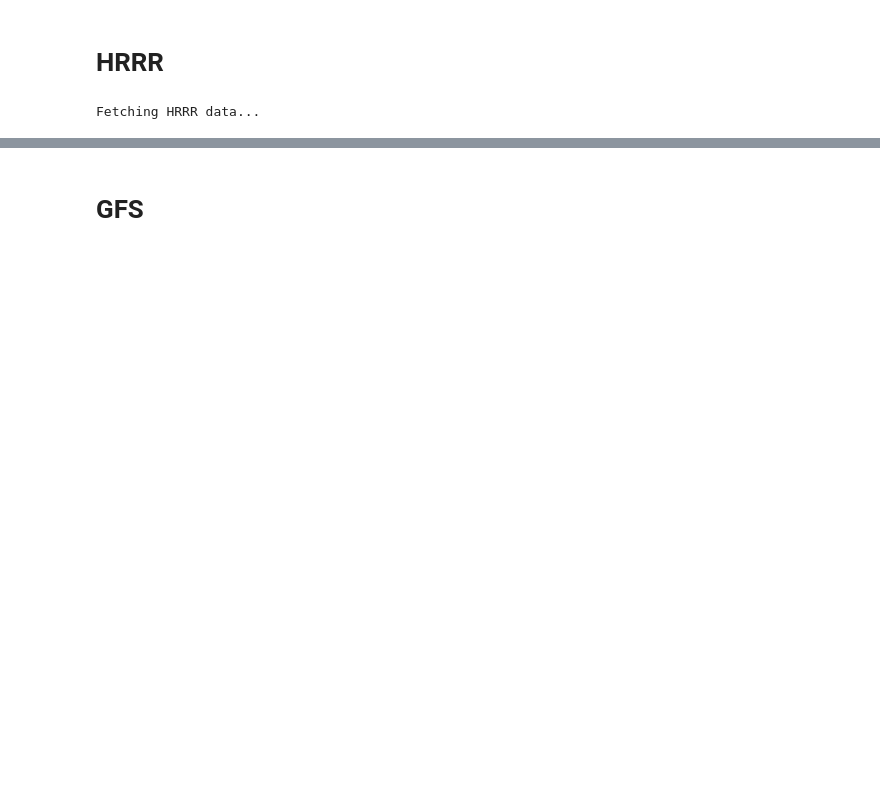
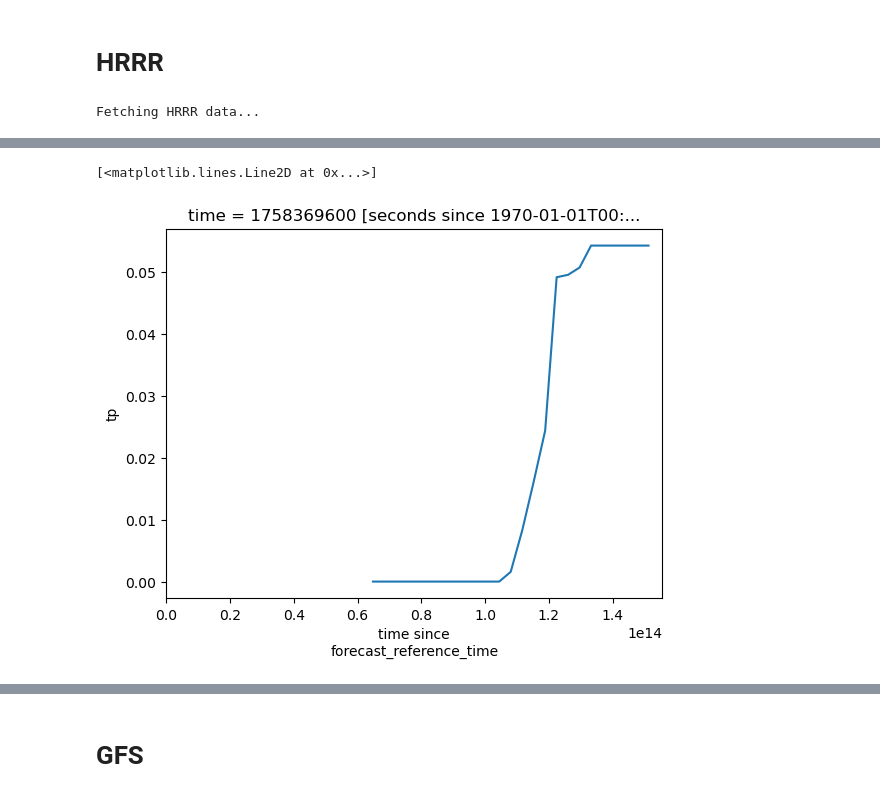
Before and after one commit to jameslarsonclimate/website, a Jupyter notebook: weather-forecasts/getForecast_wxChallenge-pushGitHub-experimental.ipynb, the cells around one changed output, grey strips where cells are left out. Cells and saved outputs as stored; diff of their text form; code cells hidden in the pictures; blank space fills up the shorter version.

Commit message:
Change in code to correctly zero out precip at start of day (precip accumulation now STARTS at 6z)

```diff
--- a/weather-forecasts/getForecast_wxChallenge-pushGitHub-experimental.ipynb
+++ b/weather-forecasts/getForecast_wxChallenge-pushGitHub-experimental.ipynb
@@ -34,8 +34,6 @@ warnings.filterwarnings("ignore", message="Engine 'gini' loading failed.*", cate
 # points = pd.DataFrame({"longitude": [-105.004186], "latitude": [40.451685]})
 cityName = 'Kansas City, MO (KMCI)'
 points = pd.DataFrame({"longitude": [-94.711], "latitude": [39.301]})
-cityName = 'Fargo, ND (KFAR)'
-points = pd.DataFrame({"longitude": [-96.789], "latitude": [46.877]})
 
 
 # ISO timestamp (UTC) for metadata and git commit message
@@ -57,7 +55,7 @@ H_hrrr = FastHerbie([init_hrrr], model="hrrr", product="sfc", fxx=fxx_hrrr)
 
 # 2 m temperature: extract, convert K->F, compute max/min for the point
 t2m_hrrr = H_hrrr.xarray("TMP:2 m above", backend_kwargs={'decode_times': False}
-                        ).herbie.pick_points(points, method="nearest")['t2m'].sel(point=0)[1:]  # skip first timestep which is included for precip only
+                        ).herbie.pick_points(points, method="nearest")['t2m'].sel(point=0)
 t2m_hrrr = (t2m_hrrr - 273.15) * 1.8 + 32
 tmax_hrrr = float(t2m_hrrr.max().values)
 tmin_hrrr = float(t2m_hrrr.min().values)
@@ -66,7 +64,7 @@ valid_times_hrrr = convert_time_to_datetime64(t2m_hrrr.valid_time.values)
 
 # 10 m wind speed (HRRR exposes :WIND / si10)
 si10_hrrr = H_hrrr.xarray(":WIND", backend_kwargs={'decode_times': False}
-                            ).herbie.pick_points(points, method="nearest")['max_10si'].sel(point=0)[1:]  # skip first timestep which is included for precip only
+                            ).herbie.pick_points(points, method="nearest")['max_10si'].sel(point=0)
 wind_max_hrrr = float(si10_hrrr.max().values) * 1.94384
 
 # Total precipitation from APCP (convert mm -> in); compute 24h accumulation as in prior script
@@ -75,7 +73,7 @@ tp_hrrr = H_hrrr.xarray("APCP", backend_kwargs={'decode_times': False}
 tp_hrrr = tp_hrrr * 0.0393701   # mm -> inches (1 mm -> 0.0393701 in)
 
 # Subtract first timestep to get accumulation over the requested period (as in original)
-tp_hrrr = tp_hrrr[1:] - tp_hrrr[0]
+tp_hrrr = tp_hrrr - tp_hrrr[0]
 precip_hrrr = float(tp_hrrr.max().values)
 # %% [output]
 Fetching HRRR data...
@@ -100,0 +110,13 @@ Coordinates:
+# %%
+tp_hrrr = H_hrrr.xarray("APCP", backend_kwargs={'decode_times': False}
+                        ).herbie.pick_points(points, method="nearest")['tp'].sel(point=0)
+tp_hrrr = tp_hrrr * 0.0393701   # mm -> inches (1 mm -> 0.0393701 in)
+
+# Subtract first timestep to get accumulation over the requested period (as in original)
+tp_hrrr = tp_hrrr - tp_hrrr[0]
+precip_hrrr = float(tp_hrrr.max().values)
+# %%
+tp_hrrr.plot(xlim=0)
+# %% [output]
+[<matplotlib.lines.Line2D at 0x...>]
+[figure, added]
```
Also changed, not shown: parts of 19 cells of this notebook, 7 other files.
